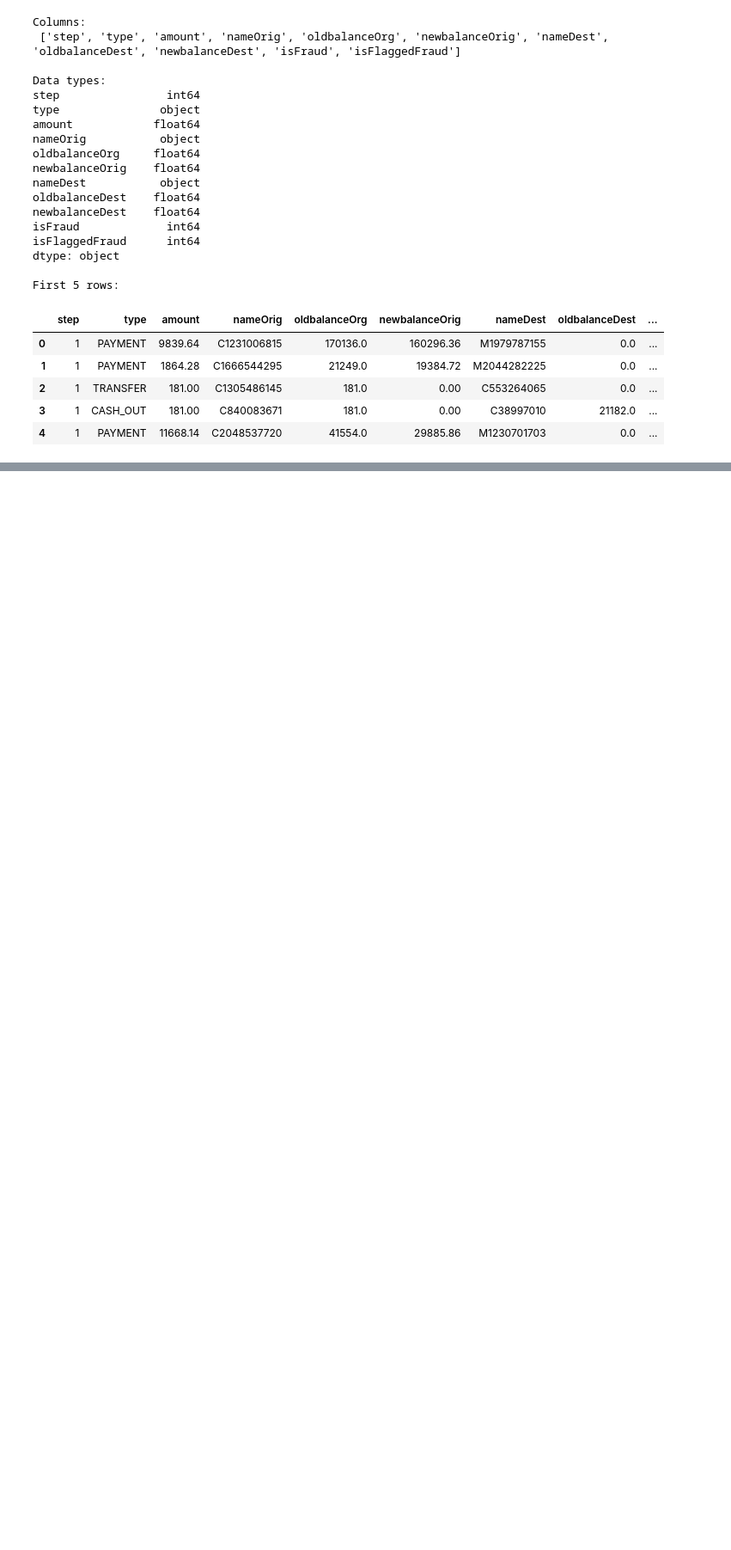
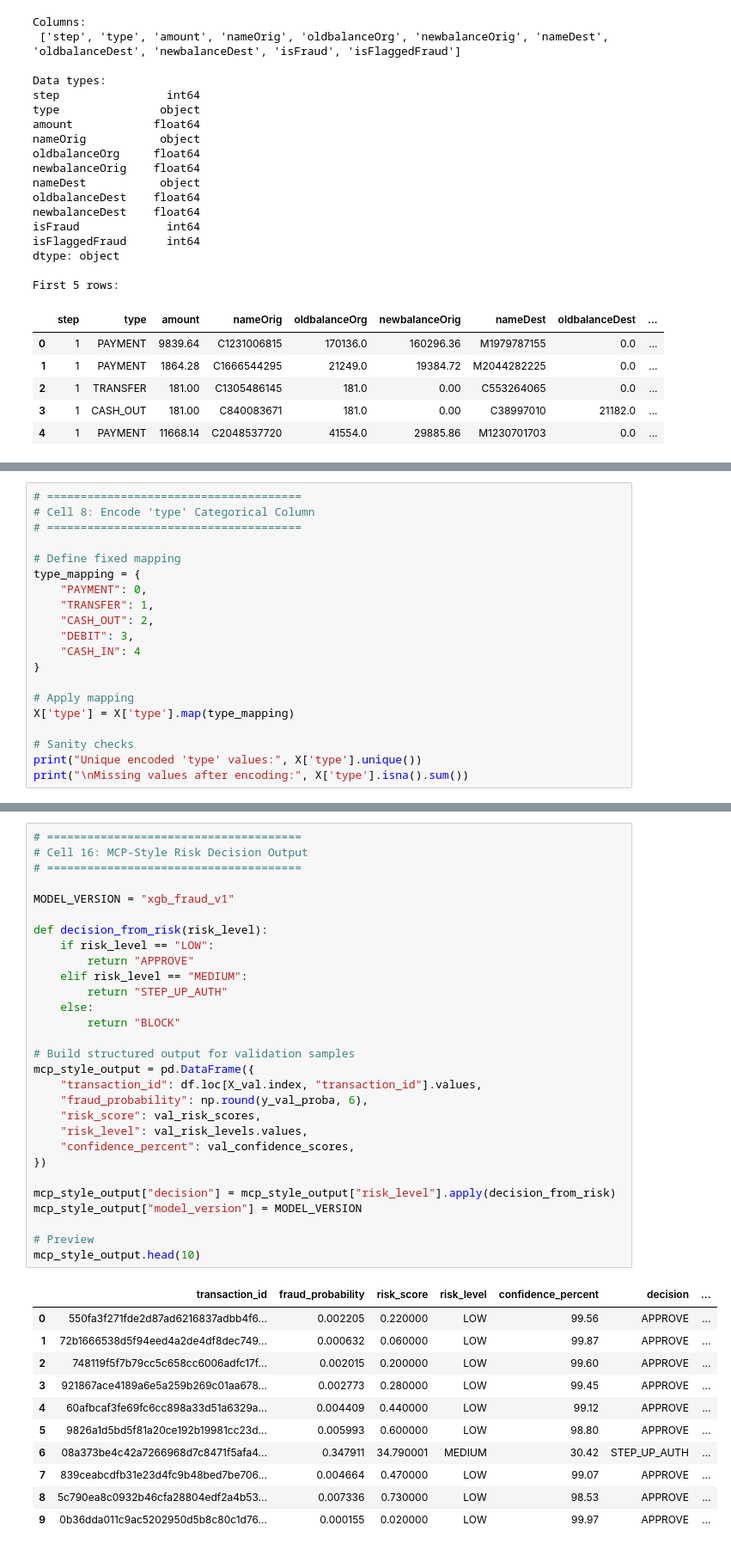
Before and after one commit to ararext/FinSentinel, a Jupyter notebook: models/main.ipynb, the cells around one changed output, grey strips where cells are left out. Shown at 86% size. Saved outputs shown, nothing was run; the diff lists cells and outputs as text; blank space fills up the shorter version.

Commit message:
Add XGBoost-based UPI fraud risk model (notebook + artifact)

```diff
--- a/models/main.ipynb
+++ b/models/main.ipynb
@@ -81,0 +185,20 @@ First 5 rows:
+# %%
+# ======================================
+# Cell 8: Encode 'type' Categorical Column
+# ======================================
+
+# Define fixed mapping
+type_mapping = {
+    "PAYMENT": 0,
+    "TRANSFER": 1,
+    "CASH_OUT": 2,
+    "DEBIT": 3,
+    "CASH_IN": 4
+}
+
+# Apply mapping
+X['type'] = X['type'].map(type_mapping)
+
+# Sanity checks
+print("Unique encoded 'type' values:", X['type'].unique())
+print("\nMissing values after encoding:", X['type'].isna().sum())
@@ -81,0 +485,41 @@ First 5 rows:
+# %%
+# ======================================
+# Cell 16: MCP-Style Risk Decision Output
+# ======================================
+
+MODEL_VERSION = "xgb_fraud_v1"
+
+def decision_from_risk(risk_level):
+    if risk_level == "LOW":
+        return "APPROVE"
+    elif risk_level == "MEDIUM":
+        return "STEP_UP_AUTH"
+    else:
+        return "BLOCK"
+
+# Build structured output for validation samples
+mcp_style_output = pd.DataFrame({
+    "transaction_id": df.loc[X_val.index, "transaction_id"].values,
+    "fraud_probability": np.round(y_val_proba, 6),
+    "risk_score": val_risk_scores,
+    "risk_level": val_risk_levels.values,
+    "confidence_percent": val_confidence_scores,
+})
+
+mcp_style_output["decision"] = mcp_style_output["risk_level"].apply(decision_from_risk)
+mcp_style_output["model_version"] = MODEL_VERSION
+
+# Preview
+mcp_style_output.head(10)
+# %% [output]
+|  | transaction_id | fraud_probability | risk_score | risk_level | confidence_percent | decision | ... |
+| 0 | 550fa3f271fde2d87ad6216837adbb4f6... | 0.002205 | 0.220000 | LOW | 99.56 | APPROVE | ... |
+| 1 | 72b1666538d5f94eed4a2de4df8dec749... | 0.000632 | 0.060000 | LOW | 99.87 | APPROVE | ... |
+| 2 | 748119f5f7b79cc5c658cc6006adfc17f... | 0.002015 | 0.200000 | LOW | 99.60 | APPROVE | ... |
+| 3 | 921867ace4189a6e5a259b269c01aa678... | 0.002773 | 0.280000 | LOW | 99.45 | APPROVE | ... |
+| 4 | 60afbcaf3fe69fc6cc898a33d51a6329a... | 0.004409 | 0.440000 | LOW | 99.12 | APPROVE | ... |
+| 5 | 9826a1d5bd5f81a20ce192b19981cc23d... | 0.005993 | 0.600000 | LOW | 98.80 | APPROVE | ... |
+| 6 | 08a373be4c42a7266968d7c8471f5afa4... | 0.347911 | 34.790001 | MEDIUM | 30.42 | STEP_UP_AUTH | ... |
+| 7 | 839ceabcdfb31e23d4fc9b48bed7be706... | 0.004664 | 0.470000 | LOW | 99.07 | APPROVE | ... |
+| 8 | 5c790ea8c0932b46cfa28804edf2a4b53... | 0.007336 | 0.730000 | LOW | 98.53 | APPROVE | ... |
+| 9 | 0b36dda011c9ac5202950d5b8c80c1d76... | 0.000155 | 0.020000 | LOW | 99.97 | APPROVE | ... |
```
Also changed, not shown: parts of 15 cells of this notebook.
